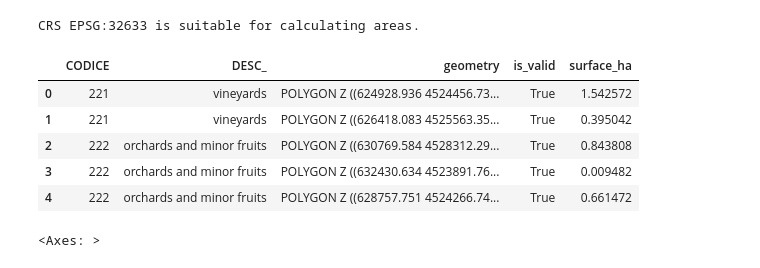
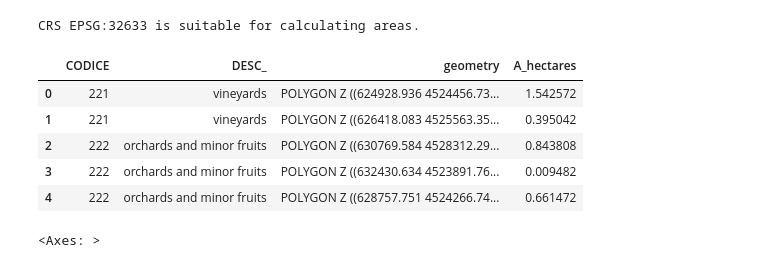
Before and after one commit to Mavisan6/Assignment, a Jupyter notebook: ScriptP1.ipynb, the cells around one changed output. Cells and saved outputs as stored; diff of their text form; code cells hidden in the pictures.

```diff
--- a/ScriptP1.ipynb
+++ b/ScriptP1.ipynb
@@ -103,12 +110,3 @@ rows, cols = gdf.shape
 print('Number of features: {}'.format(rows))
 # %% [output]
 Number of features: 558
-# %%
-#Check the validity of each geometry
-validity_check = gdf['geometry'].is_valid
-
-# Add the validity check results to your GeoDataFrame as a new column
-gdf['is_valid'] = validity_check
-
-# Now you can inspect the 'is_valid' column to see which geometries are valid
-print(gdf[['geometry', 'is_valid']])
@@ -175,16 +140,16 @@ else:
 # %% [output]
 CRS EPSG:32633 is suitable for calculating areas.
 # %%
-gdf["surface_ha"] = gdf['geometry'].area/10**4
+gdf["A_hectares"] = gdf['geometry'].area/10**4
 
 gdf.head()
 # %% [output]
-|  | CODICE | DESC_ | geometry | is_valid | surface_ha |
-| 0 | 221 | vineyards | POLYGON Z ((624928.936 4524456.73... | True | 1.542572 |
-| 1 | 221 | vineyards | POLYGON Z ((626418.083 4525563.35... | True | 0.395042 |
-| 2 | 222 | orchards and minor fruits | POLYGON Z ((630769.584 4528312.29... | True | 0.843808 |
-| 3 | 222 | orchards and minor fruits | POLYGON Z ((632430.634 4523891.76... | True | 0.009482 |
-| 4 | 222 | orchards and minor fruits | POLYGON Z ((628757.751 4524266.74... | True | 0.661472 |
+|  | CODICE | DESC_ | geometry | A_hectares |
+| 0 | 221 | vineyards | POLYGON Z ((624928.936 4524456.73... | 1.542572 |
+| 1 | 221 | vineyards | POLYGON Z ((626418.083 4525563.35... | 0.395042 |
+| 2 | 222 | orchards and minor fruits | POLYGON Z ((630769.584 4528312.29... | 0.843808 |
+| 3 | 222 | orchards and minor fruits | POLYGON Z ((632430.634 4523891.76... | 0.009482 |
+| 4 | 222 | orchards and minor fruits | POLYGON Z ((628757.751 4524266.74... | 0.661472 |
 # %%
 # Load the Protected Areas (PAs) shapefile into a GeoDataFrame
 PAs_gdf = gpd.read_file('Data_files/PAs.shp')
```
Also changed, not shown: parts of 17 cells of this notebook.
